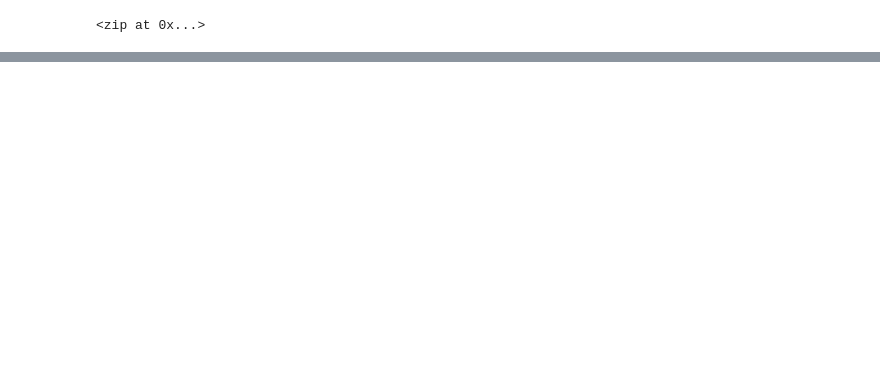
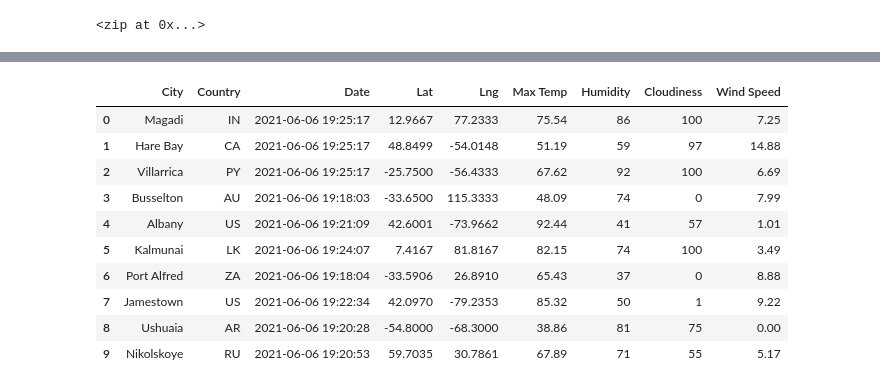
Before and after one commit to murphyk2021/World_Weather_Analysis, a Jupyter notebook: World_Weather_Analysis/WeatherPy.ipynb, the cells around one changed output, grey strips where cells are left out. Cells and saved outputs as stored; diff of their text form; code cells hidden in the pictures; blank space fills up the shorter version.

```diff
--- a/World_Weather_Analysis/WeatherPy.ipynb
+++ b/World_Weather_Analysis/WeatherPy.ipynb
@@ -33,0 +147,16 @@ len(cities)
+# %%
+new_column_order = ["City","Country","Date","Lat","Lng","Max Temp", "Humidity","Cloudiness", "Wind Speed"]
+city_data_df=city_data_df[new_column_order]
+city_data_df.head(10)
+# %% [output]
+|  | City | Country | Date | Lat | Lng | Max Temp | Humidity | Cloudiness | Wind Speed |
+| 0 | Magadi | IN | 2021-06-06 19:25:17 | 12.9667 | 77.2333 | 75.54 | 86 | 100 | 7.25 |
+| 1 | Hare Bay | CA | 2021-06-06 19:25:17 | 48.8499 | -54.0148 | 51.19 | 59 | 97 | 14.88 |
+| 2 | Villarrica | PY | 2021-06-06 19:25:17 | -25.7500 | -56.4333 | 67.62 | 92 | 100 | 6.69 |
+| 3 | Busselton | AU | 2021-06-06 19:18:03 | -33.6500 | 115.3333 | 48.09 | 74 | 0 | 7.99 |
+| 4 | Albany | US | 2021-06-06 19:21:09 | 42.6001 | -73.9662 | 92.44 | 41 | 57 | 1.01 |
+| 5 | Kalmunai | LK | 2021-06-06 19:24:07 | 7.4167 | 81.8167 | 82.15 | 74 | 100 | 3.49 |
+| 6 | Port Alfred | ZA | 2021-06-06 19:18:04 | -33.5906 | 26.8910 | 65.43 | 37 | 0 | 8.88 |
+| 7 | Jamestown | US | 2021-06-06 19:22:34 | 42.0970 | -79.2353 | 85.32 | 50 | 1 | 9.22 |
+| 8 | Ushuaia | AR | 2021-06-06 19:20:28 | -54.8000 | -68.3000 | 38.86 | 81 | 75 | 0.00 |
+| 9 | Nikolskoye | RU | 2021-06-06 19:20:53 | 59.7035 | 30.7861 | 67.89 | 71 | 55 | 5.17 |
```
Also changed, not shown: parts of 6 cells of this notebook, 5 other files.
